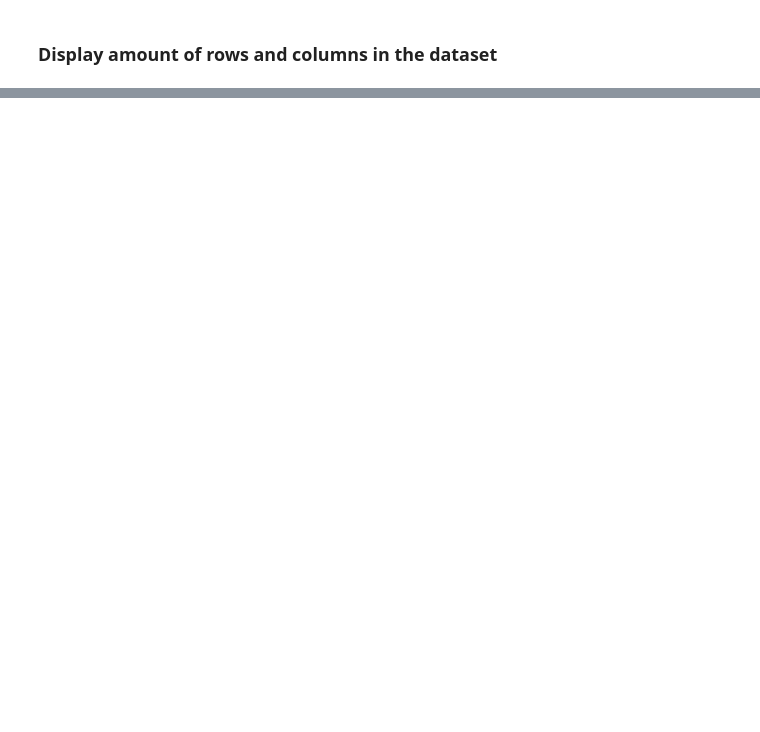
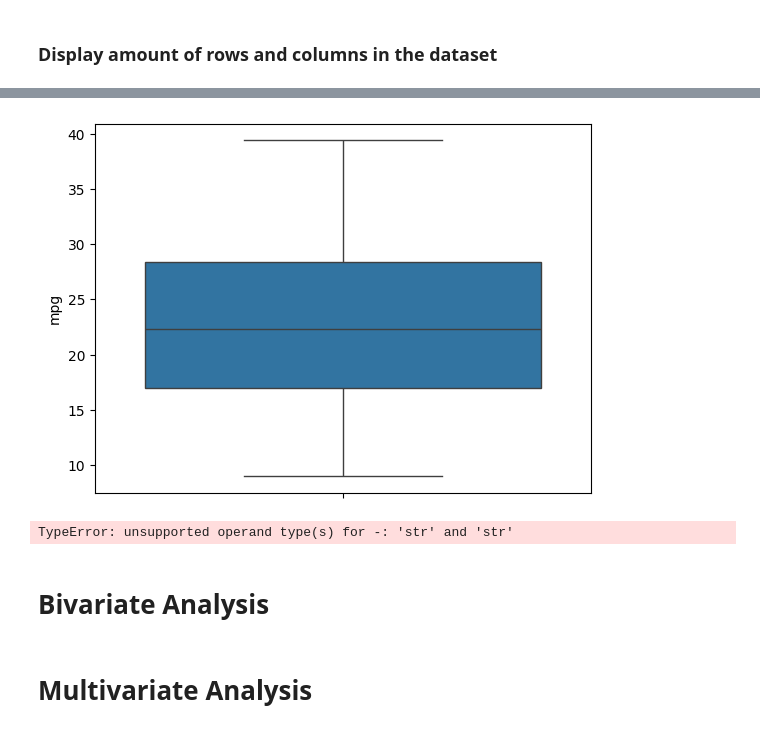
Before and after one commit to christgithub/Machine-Learning, a Jupyter notebook: unit2/unit2-auto-mpg.ipynb, the cells around one changed output, grey strips where cells are left out. Saved outputs shown, nothing was run; the diff lists cells and outputs as text; code cells hidden in the pictures; blank space fills up the shorter version.

```diff
--- a/unit2/unit2-auto-mpg.ipynb
+++ b/unit2/unit2-auto-mpg.ipynb
@@ -52,0 +226,22 @@ df.shape
+# %%
+df_without_outliers = df[df['mpg'] <= 40]
+sns.boxplot(data=df_without_outliers['mpg'])
+plt.show()
+
+Q1 = df.quantile(0.25)
+Q3 = df.quantile(0.75)
+
+# print(f"Q1: {Q1}")
+# print(f"Q3: {Q3}")
+
+df_without_outliers = df[df['mpg'] <= 40]
+df_without_outliers = df_without_outliers[df_without_outliers['mpg'] > 10]
+
+#df_without_outliers['mpg'] = np.log10(df_without_outliers['mpg']+0.1)
+sns.histplot(data=df_without_outliers['mpg'])
+plt.show()
+# %% [output]
+[figure, added]
+TypeError: unsupported operand type(s) for -: 'str' and 'str'
+# %% [markdown]
+# Bivariate Analysis
@@ -52,0 +268,2 @@ df.shape
+# %% [markdown]
+# Multivariate Analysis
```
Also changed, not shown: parts of 17 cells of this notebook.
